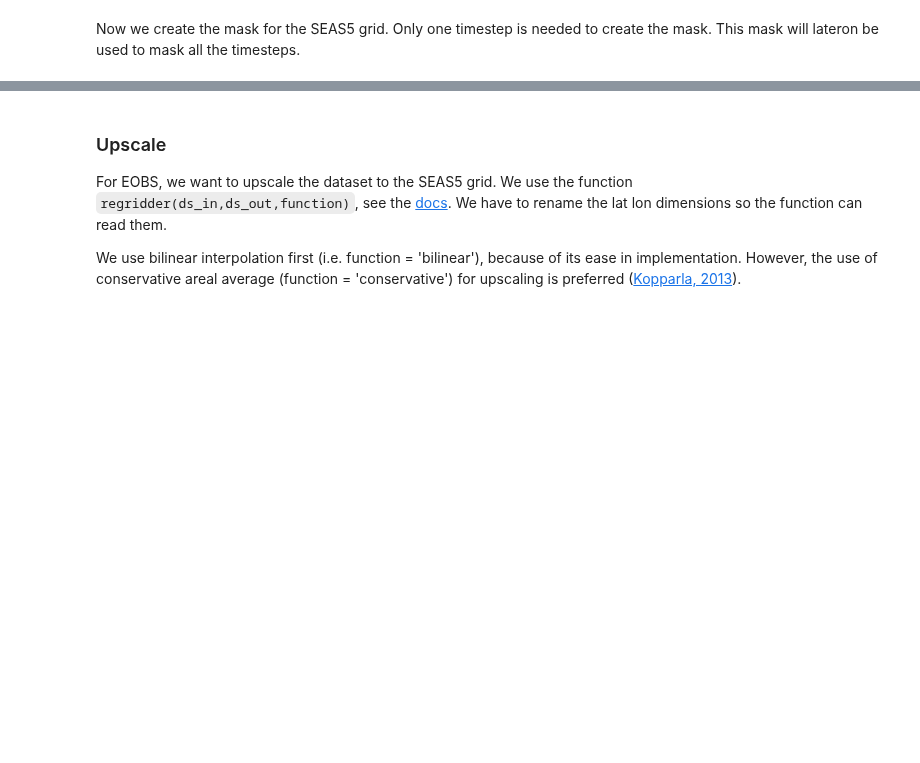
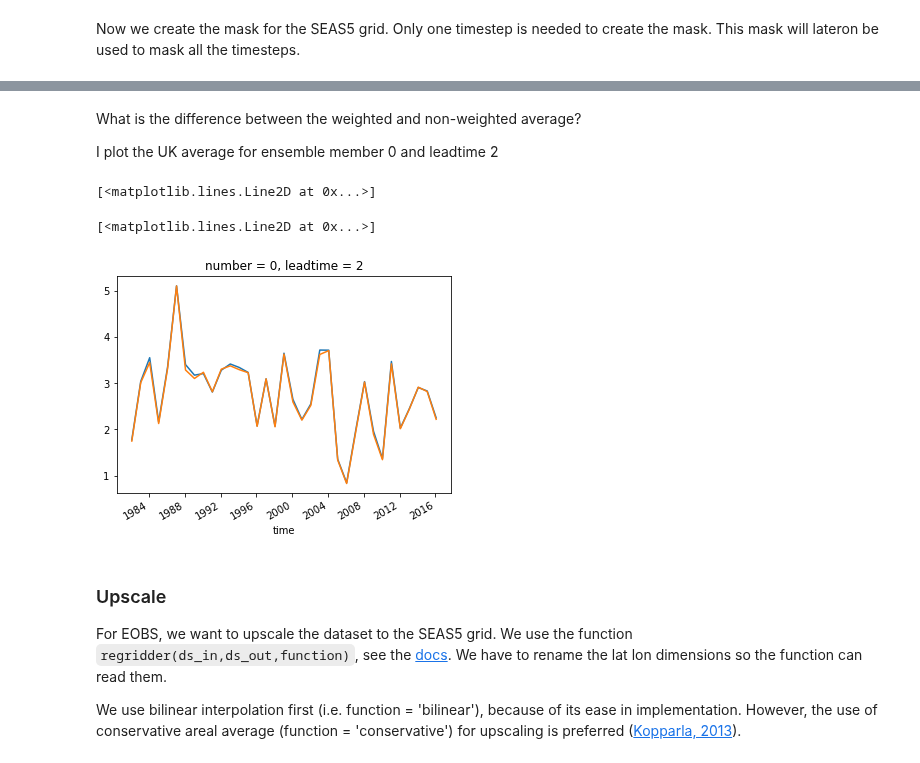
Before and after one commit to ECMWFCode4Earth/UNSEEN-open, a Jupyter notebook: doc/Notebooks/2.Preprocess/2.3Upscale.ipynb, the cells around one changed output, grey strips where cells are left out. Cells and saved outputs as stored; diff of their text form; code cells hidden in the pictures; blank space fills up the shorter version.

```diff
--- a/doc/Notebooks/2.Preprocess/2.3Upscale.ipynb
+++ b/doc/Notebooks/2.Preprocess/2.3Upscale.ipynb
@@ -102,0 +124,5 @@ Coordinates:
+# %%
+SEAS5_UK = (SEAS5['tprate']
+            .where(SEAS5_mask == 31)
+            .mean(dim=['latitude', 'longitude']))
+SEAS5_UK
@@ -102,0 +155,7 @@ Coordinates:
+# %%
+SEAS5_UK_weighted = (SEAS5['tprate']
+                  .where(SEAS5_mask == 31)
+                  .weighted(Gridarea_SEAS5['cell_area'])
+                  .mean(dim=['latitude', 'longitude'])
+                 )
+SEAS5_UK_weighted
@@ -103,3 +180,14 @@ Coordinates:
+# %% [markdown]
+What is the difference between the weighted and non-weighted average?
+
+I plot the UK average for ensemble member 0 and leadtime 2
+# %%
+SEAS5_UK.sel(leadtime=2,number=0).plot()
+SEAS5_UK_weighted.sel(leadtime=2,number=0).plot()
+# %% [output]
+[<matplotlib.lines.Line2D at 0x...>]
+[<matplotlib.lines.Line2D at 0x...>]
+[figure, added]
 # %% [markdown]
 ### Upscale
 For EOBS, we want to upscale the dataset to the SEAS5 grid. We use the function `regridder(ds_in,ds_out,function)`, see the [docs](https://xesmf.readthedocs.io/en/latest/notebooks/Rectilinear_grid.html). We have to rename the lat lon dimensions so the function can read them.
```
Also changed, not shown: parts of 21 cells of this notebook, 4 other files.
